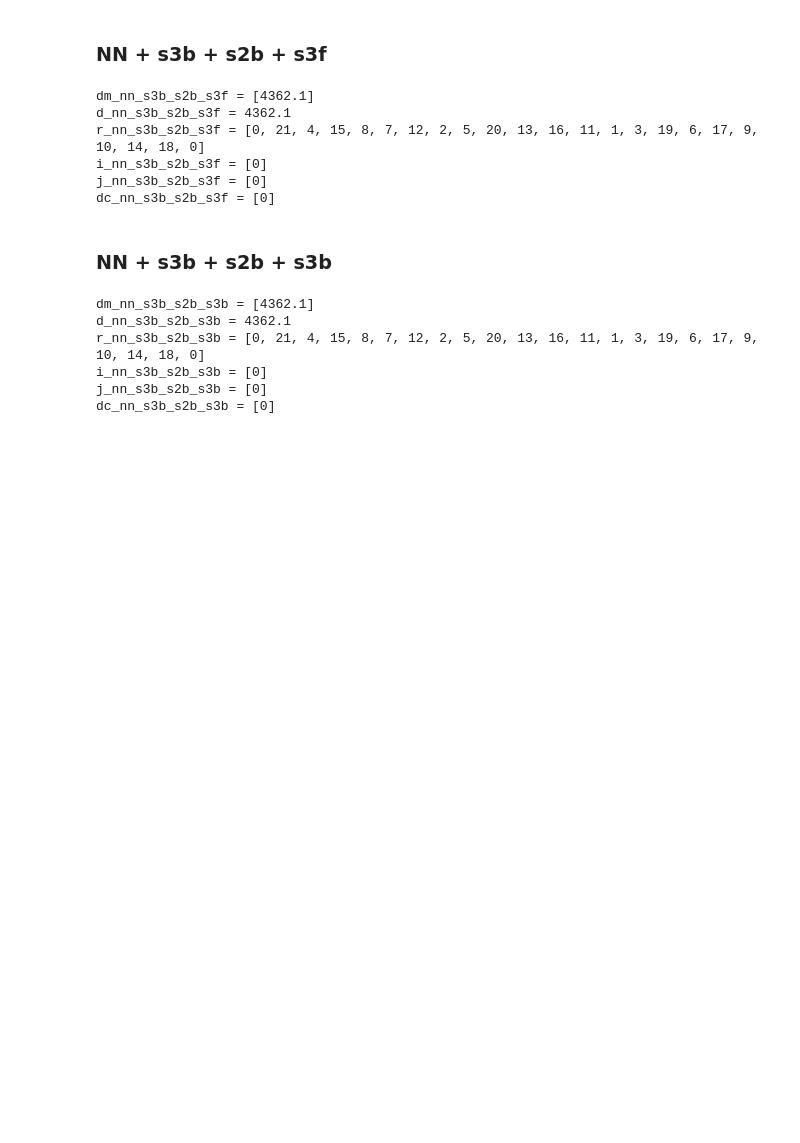
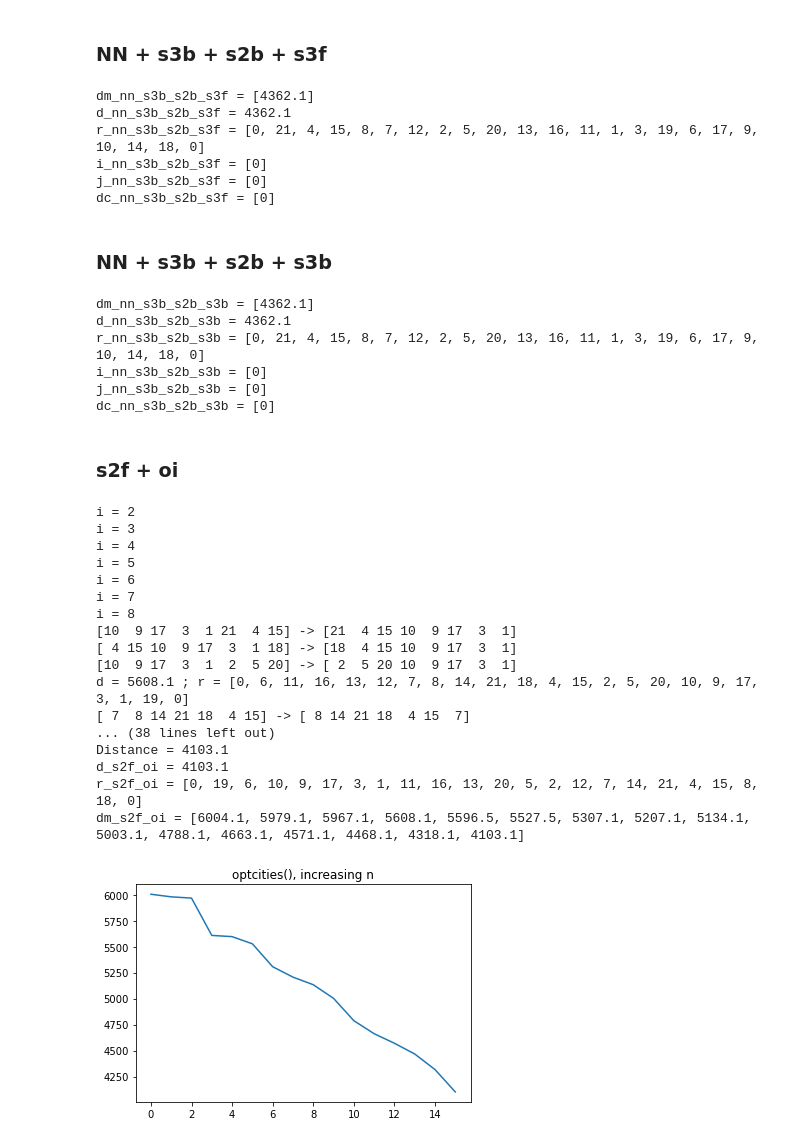
Before and after one commit to ysereda/Traveling_Salesman, a Jupyter notebook: Traveling_Salesman.ipynb, the cells around one changed output. Drawn from its saved outputs; the diff is of its cells as text; code cells hidden in the pictures; blank space fills up the shorter version.

```diff
--- a/Traveling_Salesman.ipynb
+++ b/Traveling_Salesman.ipynb
@@ -79,10 +79,12 @@ t = np.array([
 4) Repeat Steps 2-3 for increasing number <i>n</i> of neighboring cities (3, 4, ..., <i>N</i>-1). Check only <i>n</i>-1 cyclic permutations.<br>
 5) All other rearrangements of <i>n</i> cities are addressed by rearranging from <i>n</i>-1 down to 2 cities, Steps 2-3.<br>
 # %%
-def PR(): # print current result
+def PR():
+    """Print currently shortest distance - d, route (city numbers) - r."""
     global r,d_min
     print("d =",d_min,"; r =",r)
 def init():
+    """Initialize list of cities and distance: r, d_min."""
     global d_min,r,dm
     d_min=0 # current minimal distance
     r=[0] # r - current shortest route: a list of city numbers along the currently shortest route
@@ -94,6 +96,7 @@ def init():
     r.append(0) # The last item in the list is the same as the 1st element
     PR()
 def init_prev():
+    """Initialize list of cities from previous result r_prev, d_min."""
     global d_min,r,dm,r_prev
     d_min=0 # current minimal distance
     # r - current shortest route: a list of city numbers along the currently shortest route, Distance = 3986.1
@@ -107,6 +110,7 @@ def init_prev():
     PR()
 
 def optcities(n):
+    """Optimize the route by cyclic rearrangements of n adjacent cities."""
     #print("Rearrange ",n," cities:")
     global d_min,r,dm
     d_old = d_min+1 # keep track if distance has decreased
@@ -2412,3 +2416,35 @@ r_nn_s3b_s2b_s3b = [0, 21, 4, 15, 8, 7, 12, 2, 5, 20, 13, 16, 11, 1, 3, 19, 6, 1
 i_nn_s3b_s2b_s3b = [0]
 j_nn_s3b_s2b_s3b = [0]
 dc_nn_s3b_s2b_s3b = [0]
+# %% [markdown]
+### s2f + oi
+# %%
+r = r_s2f; d_min = d_s2f; dm = [d_min]
+for i in range(2,N+1):
+    print("i =",i)
+    optcities(i);
+if len(dm)>1:
+    plt.plot(dm); plt.title("optcities(), increasing n")
+    ver(r) # Verification of no repeated cities
+d_s2f_oi = d_min; print("d_s2f_oi =",d_min)
+r_s2f_oi = r; print("r_s2f_oi =",r)
+dm_s2f_oi = dm; print("dm_s2f_oi =",dm)
+# %% [output]
+i = 2
+i = 3
+i = 4
+i = 5
+i = 6
+i = 7
+i = 8
+[10  9 17  3  1 21  4 15] -> [21  4 15 10  9 17  3  1]
+[ 4 15 10  9 17  3  1 18] -> [18  4 15 10  9 17  3  1]
+[10  9 17  3  1  2  5 20] -> [ 2  5 20 10  9 17  3  1]
+d = 5608.1 ; r = [0, 6, 11, 16, 13, 12, 7, 8, 14, 21, 18, 4, 15, 2, 5, 20, 10, 9, 17, 3, 1, 19, 0]
+[ 7  8 14 21 18  4 15] -> [ 8 14 21 18  4 15  7]
+... (38 lines left out)
+Distance = 4103.1
+d_s2f_oi = 4103.1
+r_s2f_oi = [0, 19, 6, 10, 9, 17, 3, 1, 11, 16, 13, 20, 5, 2, 12, 7, 14, 21, 4, 15, 8, 18, 0]
+dm_s2f_oi = [6004.1, 5979.1, 5967.1, 5608.1, 5596.5, 5527.5, 5307.1, 5207.1, 5134.1, 5003.1, 4788.1, 4663.1, 4571.1, 4468.1, 4318.1, 4103.1]
+[figure, added]
```
Also changed, not shown: parts of 31 cells of this notebook, 1 other file.
